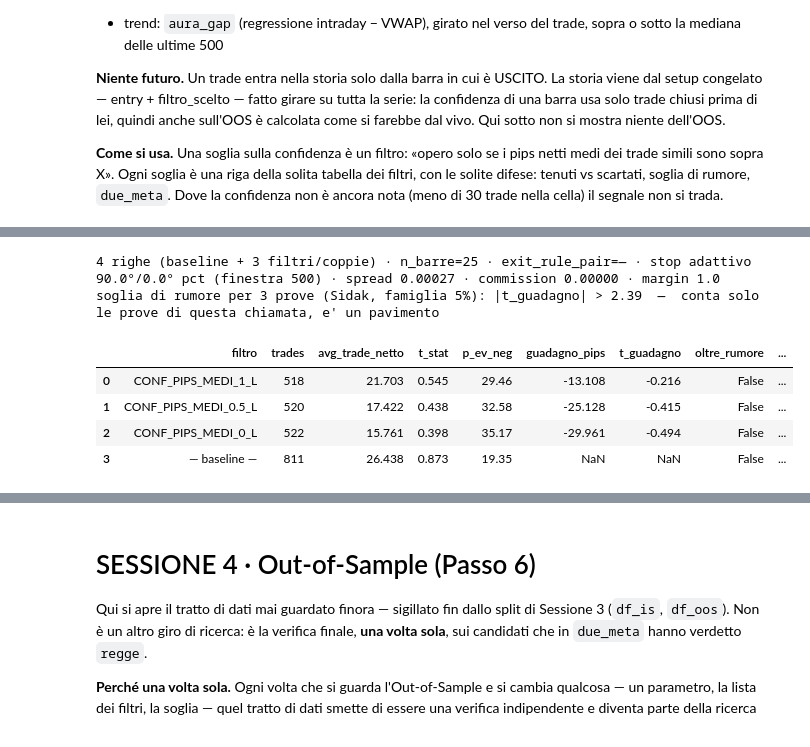
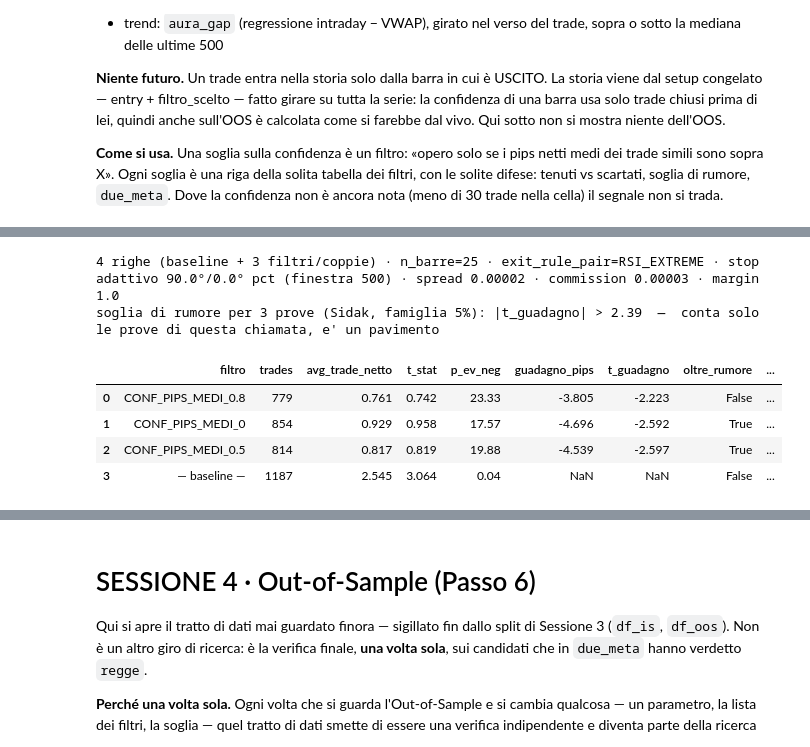
Before and after one commit to matti410/Trading-System-Creator_V4, a Jupyter notebook: Trading_Grid_Search_v4_backtesting.ipynb, the cells around one changed output, grey strips where cells are left out. Drawn from its saved outputs; the diff is of its cells as text; code cells hidden in the pictures.

```diff
--- a/Trading_Grid_Search_v4_backtesting.ipynb
+++ b/Trading_Grid_Search_v4_backtesting.ipynb
@@ -409,5 +398,5 @@ ev.sintesi[ev.sintesi['direction'] == -1][['candidato', 'picco_pips',
 # %%
-SHORT_condition_scelta = None
+SHORT_condition_scelta = 'E9_SHORT_CLOSING_PATTERN_ONLY_II'
 # %%
 ev.diagnosi()
 # %% [output]
@@ -512,3 +504,5 @@ es.top().iloc[2][0]
+# %%
+EXIT_condition_scelta = 'RSI_EXTREME'
 # %% [markdown]
 # SESSIONE 3
 
@@ -546,7 +540,7 @@ fs = run_filter_search_bt(
     df_is,
     entry_long=LONG_condition_scelta,
     entry_short=SHORT_condition_scelta,
-    exit_rule_pair=None,
+    exit_rule_pair=EXIT_condition_scelta,
     n_barre=H,
     filtri=filtri_da_provare,
     perc_sl=90.0, perc_tp=0.0, **costi, min_trades_giudizio=100,
@@ -658,7 +653,7 @@ lista_etichette_filtri_oos
 # %% [output]
 []
 # %%
-filtro_scelto = 'F8_UPTREND_CONTEXT'     # l'etichetta della riga scelta in fs.top()
+filtro_scelto = 'F6_VOLUME_ABOVE_AVG_50'     # l'etichetta della riga scelta in fs.top()
 
 # il filtro entra nell'entry: da qui in poi il setup è «entry + filtro»
 entry_long_cong, entry_short_cong = congela_filtro(fs, filtro_scelto)
@@ -724,25 +723,25 @@ report_calibrazione(esiti, df, split=df_oos.index[0],
 # %%
-SOGLIE_CONF = [0.0, 0.5, 1.0]     # pips netti medi: si opera se la confidenza è SOPRA
+SOGLIE_CONF = [0.0, 0.5, 0.8]     # pips netti medi: si opera se la confidenza è SOPRA
 
 filtri_conf = registra_filtro_confidenza(SOGLIE_CONF,
                                          conf_long=conf_long, conf_short=conf_short)
 
 fs_conf = run_filter_search_bt(
     df_is,
     entry_long=entry_long_cong, entry_short=entry_short_cong,
     exit_rule_pair=fs.exit_rule_pair, n_barre=fs.n_barre,
     filtri=filtri_conf,
     perc_sl=90.0, perc_tp=0.0, **costi, min_trades_giudizio=100,
     p_max=5.0, alpha=0.05)
 fs_conf.top(10)
 # %% [output]
-4 righe (baseline + 3 filtri/coppie) · n_barre=25 · exit_rule_pair=— · stop adattivo 90.0°/0.0° pct (finestra 500) · spread 0.00027 · commission 0.00000 · margin 1.0
+4 righe (baseline + 3 filtri/coppie) · n_barre=25 · exit_rule_pair=RSI_EXTREME · stop adattivo 90.0°/0.0° pct (finestra 500) · spread 0.00002 · commission 0.00003 · margin 1.0
 soglia di rumore per 3 prove (Sidak, famiglia 5%): |t_guadagno| > 2.39  —  conta solo le prove di questa chiamata, e' un pavimento
 |  | filtro | trades | avg_trade_netto | t_stat | p_ev_neg | guadagno_pips | t_guadagno | oltre_rumore | ... |
-| 0 | CONF_PIPS_MEDI_1_L | 518 | 21.703 | 0.545 | 29.46 | -13.108 | -0.216 | False | ... |
-| 1 | CONF_PIPS_MEDI_0.5_L | 520 | 17.422 | 0.438 | 32.58 | -25.128 | -0.415 | False | ... |
-| 2 | CONF_PIPS_MEDI_0_L | 522 | 15.761 | 0.398 | 35.17 | -29.961 | -0.494 | False | ... |
-| 3 | — baseline — | 811 | 26.438 | 0.873 | 19.35 | NaN | NaN | False | ... |
+| 0 | CONF_PIPS_MEDI_0.8 | 779 | 0.761 | 0.742 | 23.33 | -3.805 | -2.223 | False | ... |
+| 1 | CONF_PIPS_MEDI_0 | 854 | 0.929 | 0.958 | 17.57 | -4.696 | -2.592 | True | ... |
+| 2 | CONF_PIPS_MEDI_0.5 | 814 | 0.817 | 0.819 | 19.88 | -4.539 | -2.597 | True | ... |
+| 3 | — baseline — | 1187 | 2.545 | 3.064 | 0.04 | NaN | NaN | False | ... |
 # %%
 cand_conf = (fs_conf.risultati
     .loc[fs_conf.risultati['esito'].isin(['DA VALUTARE', 'CAMPIONE CORTO']), 'filtro']
```
Also changed, not shown: parts of 26 cells of this notebook.
